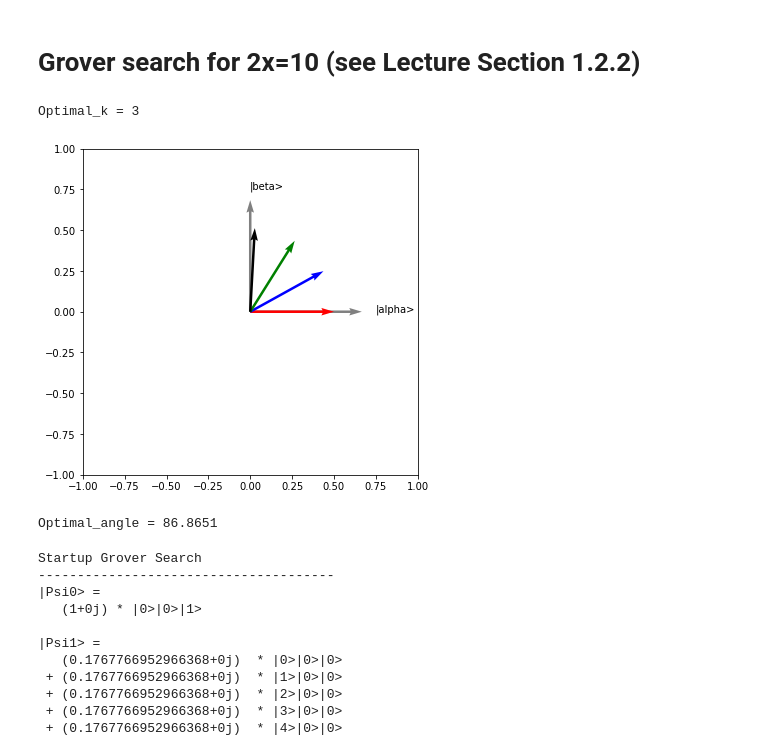
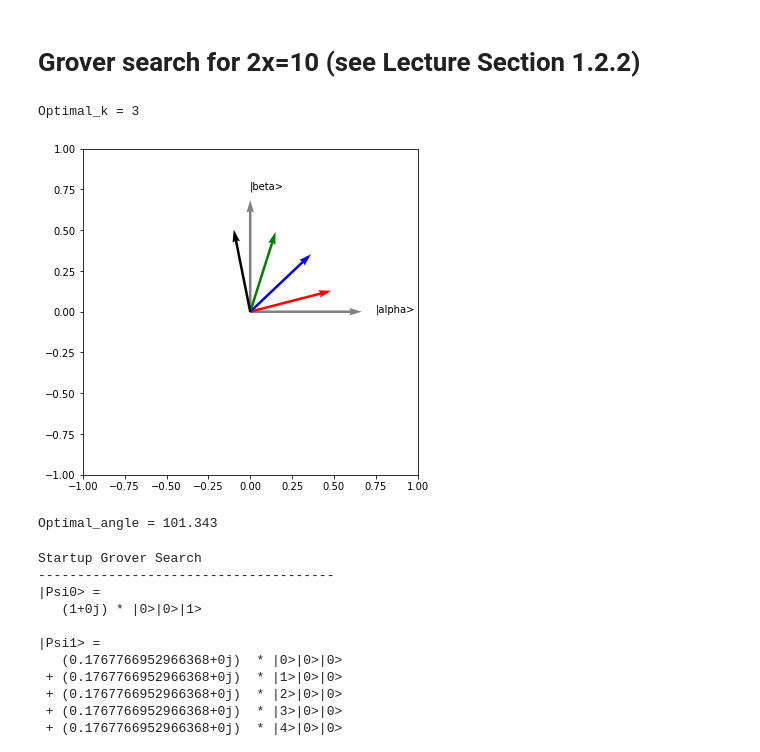
Before and after one commit to lehner/sqc, a Jupyter notebook: grover.ipynb, the cells around one changed output. Saved outputs shown, nothing was run; the diff lists cells and outputs as text; code cells hidden in the pictures.

```diff
--- a/grover.ipynb
+++ b/grover.ipynb
@@ -156,29 +156,30 @@ Cr^3 |0001> =    1.0 * |0001>
 # %%
 nqubits=4
 expected_theta=2.*np.arccos(np.sqrt((2**nqubits - 1.)/(2**nqubits)))
 optimal_k = int(np.round(np.pi / 4. * np.sqrt(2**nqubits)))
 
 print("Optimal_k = %d" % optimal_k)
 
 plt.figure(figsize=(6,6))
 plt.xlim(-1,1)
 plt.ylim(-1,1)
 plt.quiver([0],[0],[0,1],[1,0],   color=['gray'], scale=3)
 
 plt.text(0.75,0,"|alpha>")
 
 plt.text(0,0.75,"|beta>")
 
-plt.quiver([0],[0],[np.cos(expected_theta*i) for i in range(optimal_k+1)],
-        [np.sin(expected_theta*i) for i in range(optimal_k+1)],   color=['r','b','g','black'], scale=4)
+# TODO: theta_k
+plt.quiver([0],[0],[np.cos(expected_theta*(i+0.5)) for i in range(optimal_k+1)],
+        [np.sin(expected_theta*(i+0.5)) for i in range(optimal_k+1)],   color=['r','b','g','black'], scale=4)
 plt.show()
 
 expected_theta_deg=expected_theta / np.pi * 180.
-print("Optimal_angle = %g" % (optimal_k*expected_theta_deg))
+print("Optimal_angle = %g" % ((optimal_k+0.5)*expected_theta_deg))
 # %% [output]
 Optimal_k = 3
-[figure, old version]
+[figure, new version]
-Optimal_angle = 86.8651
+Optimal_angle = 101.343
 # %%
 print("Startup Grover Search")
 print("--------------------------------------")
```
Also changed, not shown: parts of 2 cells of this notebook.
